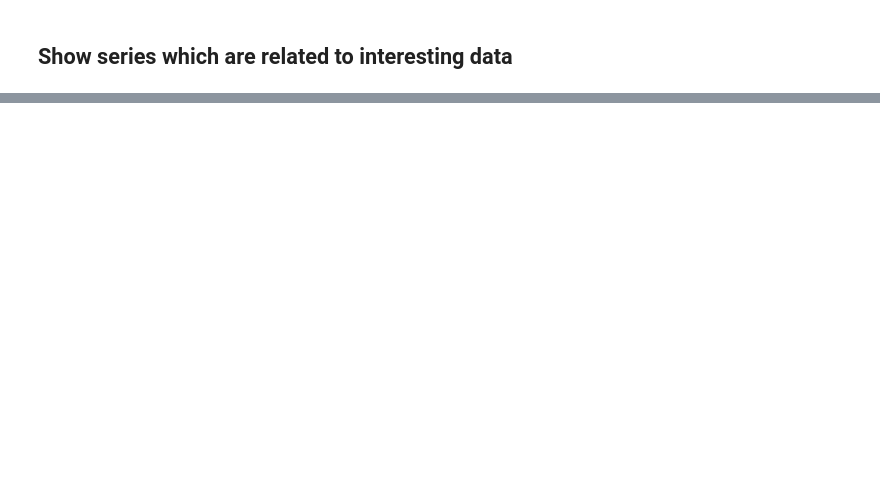
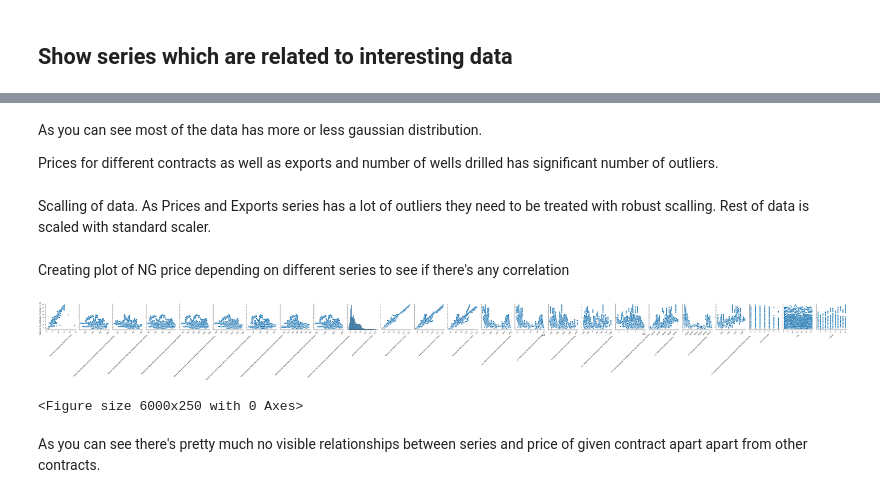
Before and after one commit to GustawOhler/NaturalGasPredictor, a Jupyter notebook: DataExplorationAndNN.ipynb, the cells around one changed output, grey strips where cells are left out. Saved outputs shown, nothing was run; the diff lists cells and outputs as text; code cells hidden in the pictures; blank space fills up the shorter version.

```diff
--- a/DataExplorationAndNN.ipynb
+++ b/DataExplorationAndNN.ipynb
@@ -263,0 +208,17 @@ model.load_weights('best_model.h5')
+# %%
+chosen_data_list = []
+for series_id in ALL_IDS:
+    chosen_data_list.append(read_row_of_data(row_id=series_id))
+chosen_data_df = pd.concat(chosen_data_list, axis=1, join='outer')
+# %%
+chosen_data_df = chosen_data_df.sort_index()
+chosen_data_df = chosen_data_df.fillna(method='ffill')
+chosen_data_df = chosen_data_df.loc[:, ~
+                                     chosen_data_df.columns.duplicated()].copy()
+chosen_data_df = chosen_data_df[~chosen_data_df[['Henry Hub Natural Gas Spot Price, Daily',
+                                        'Natural Gas Futures Contract 1, Daily', 'Natural Gas Futures Contract 2, Daily']].isna().any(axis=1)]
+# %%
+# Adding properties of date as input data
+chosen_data_df['Day of the week'] = chosen_data_df.index.dayofweek
+chosen_data_df['Day'] = chosen_data_df.index.day
+chosen_data_df['Month'] = chosen_data_df.index.month
@@ -263,0 +247,3 @@ model.load_weights('best_model.h5')
+# %%
+# Filtering out data before 2001 because they lack most of the informations
+chosen_data_df = chosen_data_df[chosen_data_df.index >= datetime.datetime(2001, 1, 1)]
@@ -263,0 +274,6 @@ model.load_weights('best_model.h5')
+# %% [markdown]
+As you can see most of the data has more or less gaussian distribution.
+
+Prices for different contracts as well as exports and number of wells drilled has significant number of outliers.
+# %% [markdown]
+Scalling of data. As Prices and Exports series has a lot of outliers they need to be treated with robust scalling. Rest of data is scaled with standard scaler.
@@ -263,0 +307,20 @@ model.load_weights('best_model.h5')
+# %% [markdown]
+Creating plot of NG price depending on different series to see if there's any correlation
+# %%
+from IPython.display import Image
+
+pp = sns.pairplot(data=chosen_data_df,
+                  y_vars=['Natural Gas Futures Contract 1, Daily'],
+                  x_vars=chosen_data_df.columns)
+for ax in pp.axes.flat:
+    ax.tick_params(labelrotation=45, labelsize=7)
+    ax.set_xlabel(xlabel=ax.get_xlabel(), rotation=45, fontsize=8)
+pp.savefig('Price correlations.png')
+
+plt.clf()
+Image(filename='Price correlations.png')
+# %% [output]
+[figure, added]
+<Figure size 6000x250 with 0 Axes>
+# %% [markdown]
+As you can see there's pretty much no visible relationships between series and price of given contract apart apart from other contracts.
```
Also changed, not shown: parts of 80 cells of this notebook, 2 other files.
